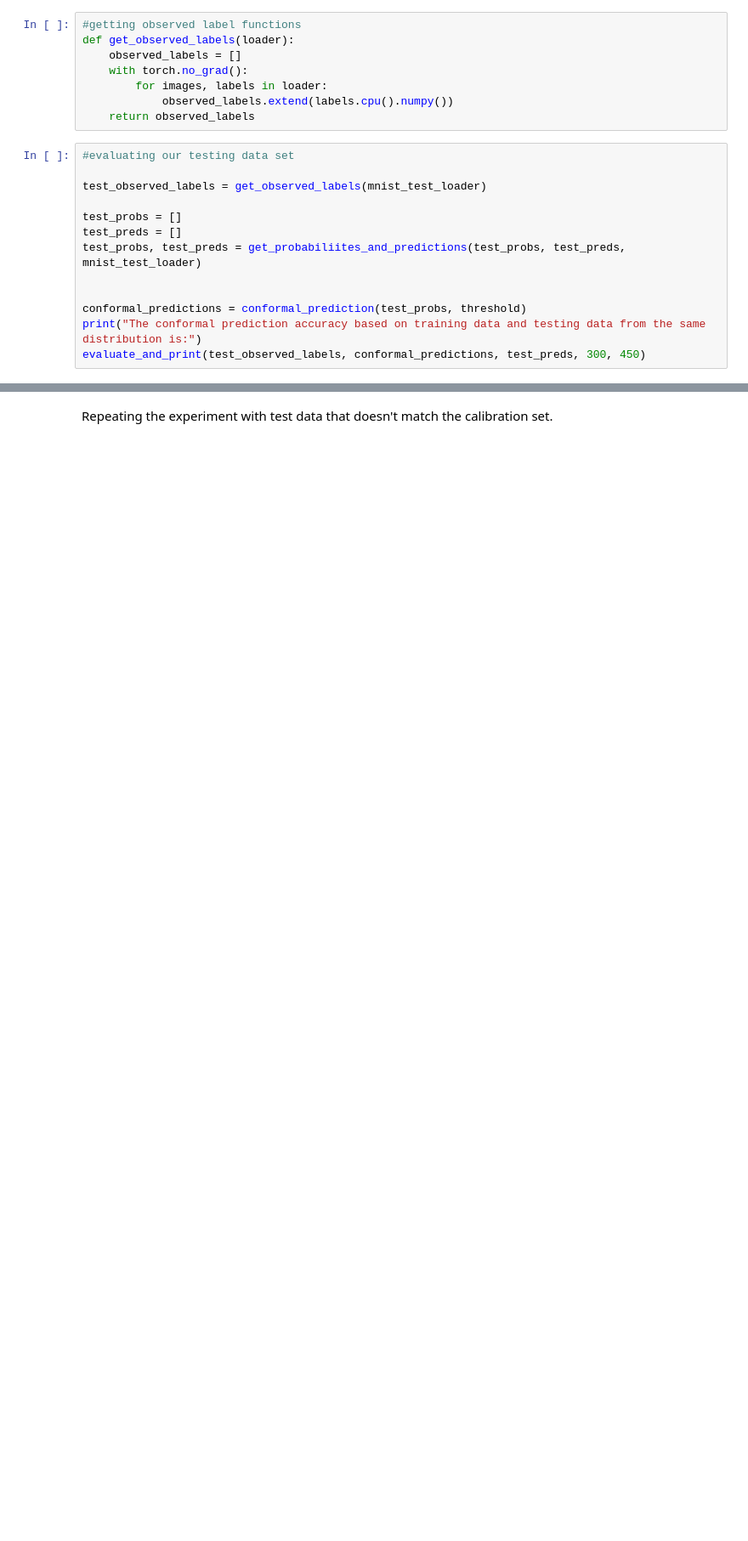
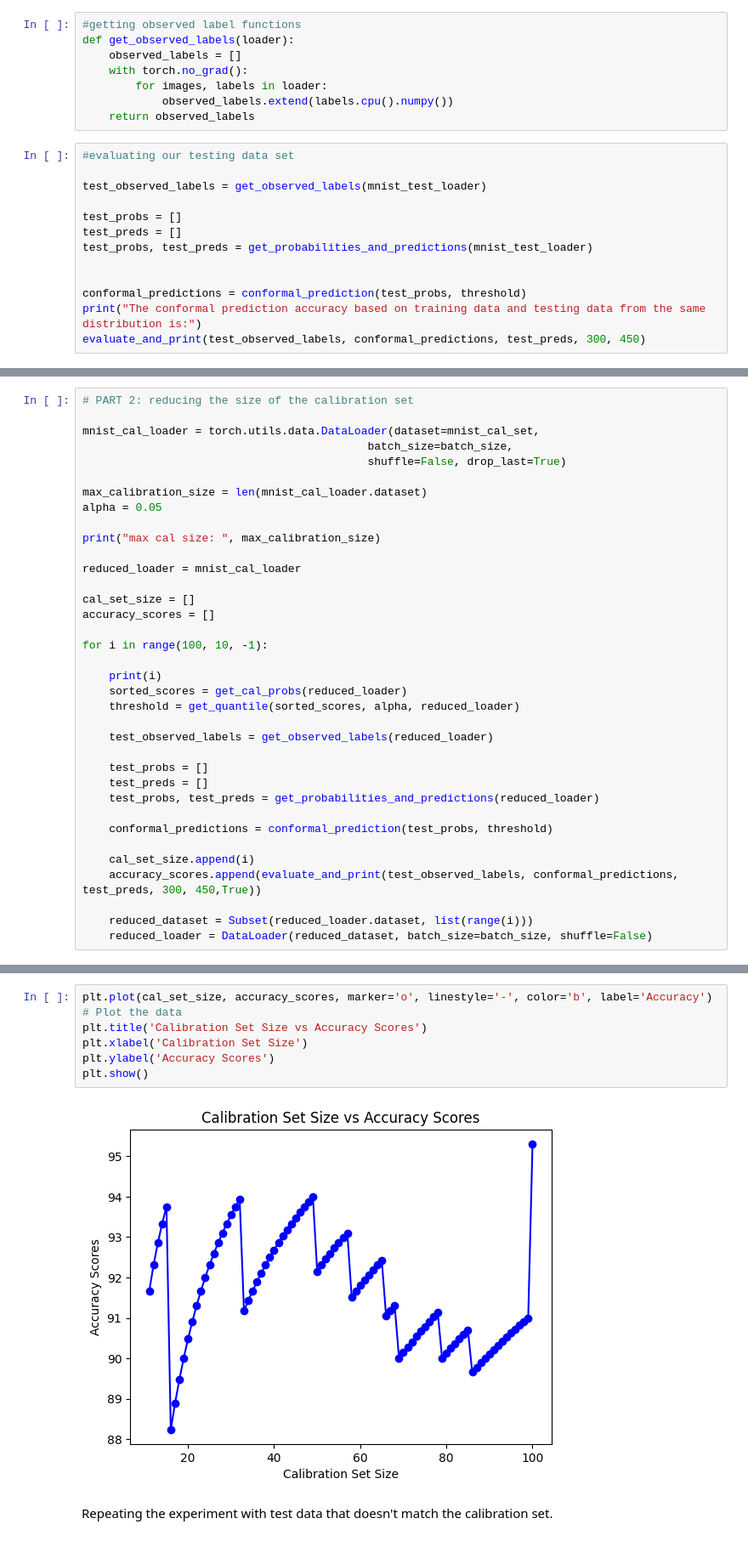
Before and after one commit to alexisjkim/conformal_prediction_limitations, a Jupyter notebook: Conformal_Prediction_Limitations.ipynb, the cells around one changed output, grey strips where cells are left out. Shown: that part at 85% size. Saved outputs shown, nothing was run; the diff lists cells and outputs as text; blank space fills up the shorter version.

Commit message:
added part 2 shrinking calibration set

```diff
--- a/Conformal_Prediction_Limitations.ipynb
+++ b/Conformal_Prediction_Limitations.ipynb
@@ -291,7 +284,7 @@ test_observed_labels = get_observed_labels(mnist_test_loader)
 
 test_probs = []
 test_preds = []
-test_probs, test_preds = get_probabiliites_and_predictions(test_probs, test_preds, mnist_test_loader)
+test_probs, test_preds = get_probabilities_and_predictions(mnist_test_loader)
 
 
 conformal_predictions = conformal_prediction(test_probs, threshold)
@@ -316,0 +311,36 @@ the prediction was in the set  95.53  percent of the time
+# %%
+# PART 2: reducing the size of the calibration set
+
+mnist_cal_loader = torch.utils.data.DataLoader(dataset=mnist_cal_set,
+                                           batch_size=batch_size,
+                                           shuffle=False, drop_last=True)
+
+max_calibration_size = len(mnist_cal_loader.dataset)
+alpha = 0.05
+
+print("max cal size: ", max_calibration_size)
+
+reduced_loader = mnist_cal_loader
+
+cal_set_size = []
+accuracy_scores = []
+
+for i in range(100, 10, -1):
+
+    print(i)
+    sorted_scores = get_cal_probs(reduced_loader)
+    threshold = get_quantile(sorted_scores, alpha, reduced_loader)
+
+    test_observed_labels = get_observed_labels(reduced_loader)
+
+    test_probs = []
+    test_preds = []
+    test_probs, test_preds = get_probabilities_and_predictions(reduced_loader)
+
+    conformal_predictions = conformal_prediction(test_probs, threshold)
+
+    cal_set_size.append(i)
+    accuracy_scores.append(evaluate_and_print(test_observed_labels, conformal_predictions, test_preds, 300, 450,True))
+
+    reduced_dataset = Subset(reduced_loader.dataset, list(range(i)))
+    reduced_loader = DataLoader(reduced_dataset, batch_size=batch_size, shuffle=False)
@@ -317,2 +365,10 @@ the prediction was in the set  95.53  percent of the time
+# %%
+plt.plot(cal_set_size, accuracy_scores, marker='o', linestyle='-', color='b', label='Accuracy')  # Plot the data
+plt.title('Calibration Set Size vs Accuracy Scores')
+plt.xlabel('Calibration Set Size')
+plt.ylabel('Accuracy Scores')
+plt.show()
+# %% [output]
+[figure, added]
 # %% [markdown]
 Repeating the experiment with test data that doesn't match the calibration set.
```
Also changed, not shown: parts of 18 cells of this notebook.
